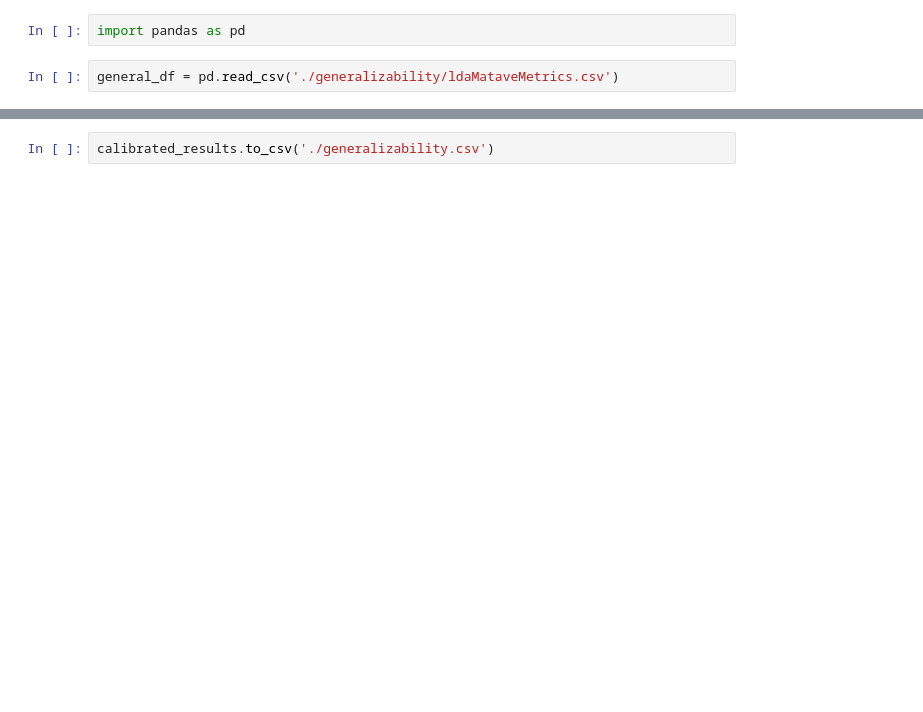
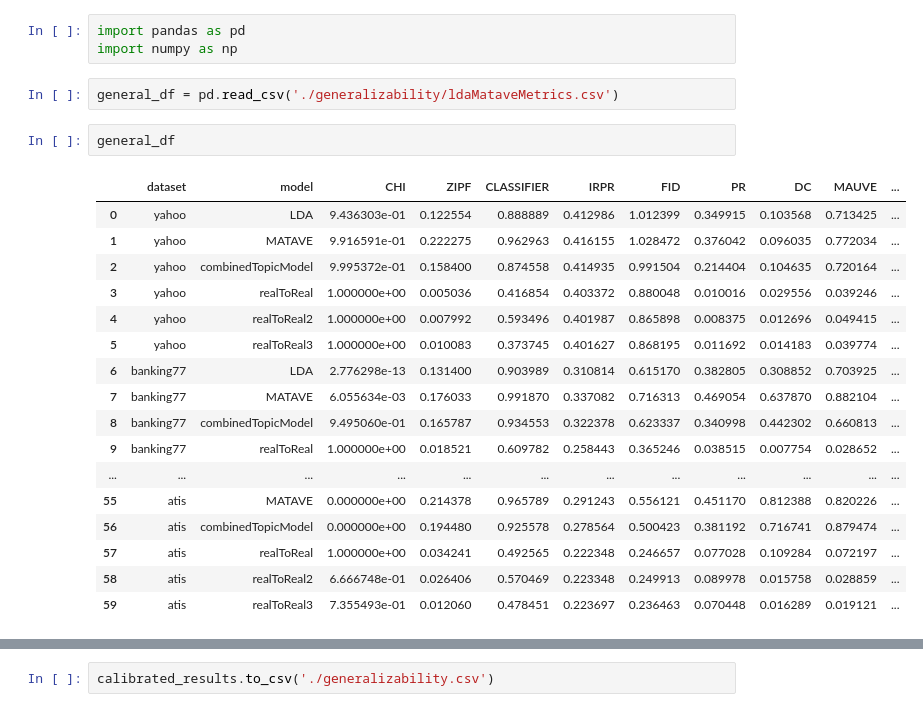
Before and after one commit to isabel-ronan/localSyntheticData, a Jupyter notebook: generalizability.ipynb, the cells around one changed output, grey strips where cells are left out. Drawn from its saved outputs; the diff is of its cells as text; blank space fills up the shorter version.

```diff
--- a/generalizability.ipynb
+++ b/generalizability.ipynb
@@ -1,7 +1,28 @@
 # %%
 import pandas as pd
+import numpy as np
 # %%
 general_df = pd.read_csv('./generalizability/ldaMataveMetrics.csv')
+# %%
+general_df
+# %% [output]
+|  | dataset | model | CHI | ZIPF | CLASSIFIER | IRPR | FID | PR | DC | MAUVE | ... |
+| 0 | yahoo | LDA | 9.436303e-01 | 0.122554 | 0.888889 | 0.412986 | 1.012399 | 0.349915 | 0.103568 | 0.713425 | ... |
+| 1 | yahoo | MATAVE | 9.916591e-01 | 0.222275 | 0.962963 | 0.416155 | 1.028472 | 0.376042 | 0.096035 | 0.772034 | ... |
+| 2 | yahoo | combinedTopicModel | 9.995372e-01 | 0.158400 | 0.874558 | 0.414935 | 0.991504 | 0.214404 | 0.104635 | 0.720164 | ... |
+| 3 | yahoo | realToReal | 1.000000e+00 | 0.005036 | 0.416854 | 0.403372 | 0.880048 | 0.010016 | 0.029556 | 0.039246 | ... |
+| 4 | yahoo | realToReal2 | 1.000000e+00 | 0.007992 | 0.593496 | 0.401987 | 0.865898 | 0.008375 | 0.012696 | 0.049415 | ... |
+| 5 | yahoo | realToReal3 | 1.000000e+00 | 0.010083 | 0.373745 | 0.401627 | 0.868195 | 0.011692 | 0.014183 | 0.039774 | ... |
+| 6 | banking77 | LDA | 2.776298e-13 | 0.131400 | 0.903989 | 0.310814 | 0.615170 | 0.382805 | 0.308852 | 0.703925 | ... |
+| 7 | banking77 | MATAVE | 6.055634e-03 | 0.176033 | 0.991870 | 0.337082 | 0.716313 | 0.469054 | 0.637870 | 0.882104 | ... |
+| 8 | banking77 | combinedTopicModel | 9.495060e-01 | 0.165787 | 0.934553 | 0.322378 | 0.623337 | 0.340998 | 0.442302 | 0.660813 | ... |
+| 9 | banking77 | realToReal | 1.000000e+00 | 0.018521 | 0.609782 | 0.258443 | 0.365246 | 0.038515 | 0.007754 | 0.028652 | ... |
+| ... | ... | ... | ... | ... | ... | ... | ... | ... | ... | ... | ... |
+| 55 | atis | MATAVE | 0.000000e+00 | 0.214378 | 0.965789 | 0.291243 | 0.556121 | 0.451170 | 0.812388 | 0.820226 | ... |
+| 56 | atis | combinedTopicModel | 0.000000e+00 | 0.194480 | 0.925578 | 0.278564 | 0.500423 | 0.381192 | 0.716741 | 0.879474 | ... |
+| 57 | atis | realToReal | 1.000000e+00 | 0.034241 | 0.492565 | 0.222348 | 0.246657 | 0.077028 | 0.109284 | 0.072197 | ... |
+| 58 | atis | realToReal2 | 6.666748e-01 | 0.026406 | 0.570469 | 0.223348 | 0.249913 | 0.089978 | 0.015758 | 0.028859 | ... |
+| 59 | atis | realToReal3 | 7.355493e-01 | 0.012060 | 0.478451 | 0.223697 | 0.236463 | 0.070448 | 0.016289 | 0.019121 | ... |
 # %%
 calibrated_dfs = []
 for dataset in general_df['dataset'].value_counts().keys().tolist():
```
Also changed, not shown: parts of 5 cells of this notebook, 3 other files.
